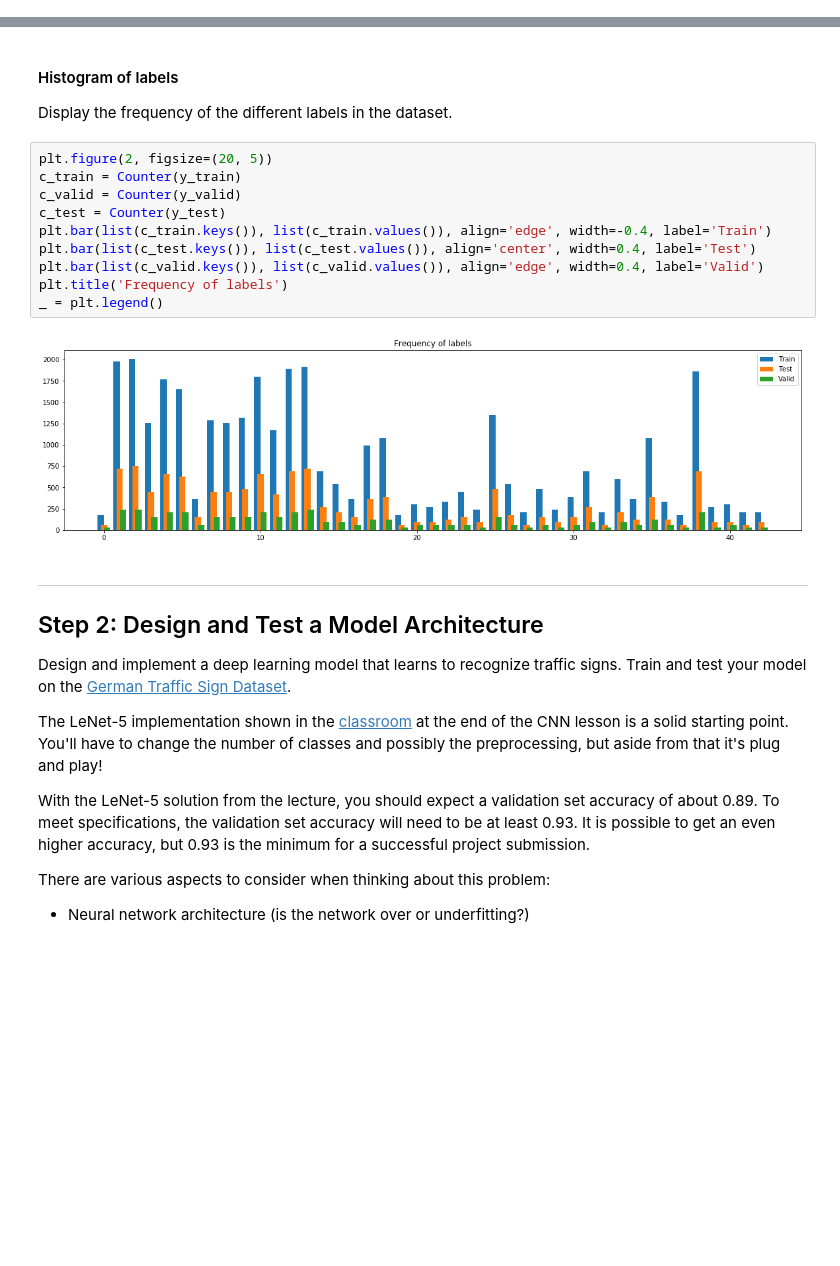
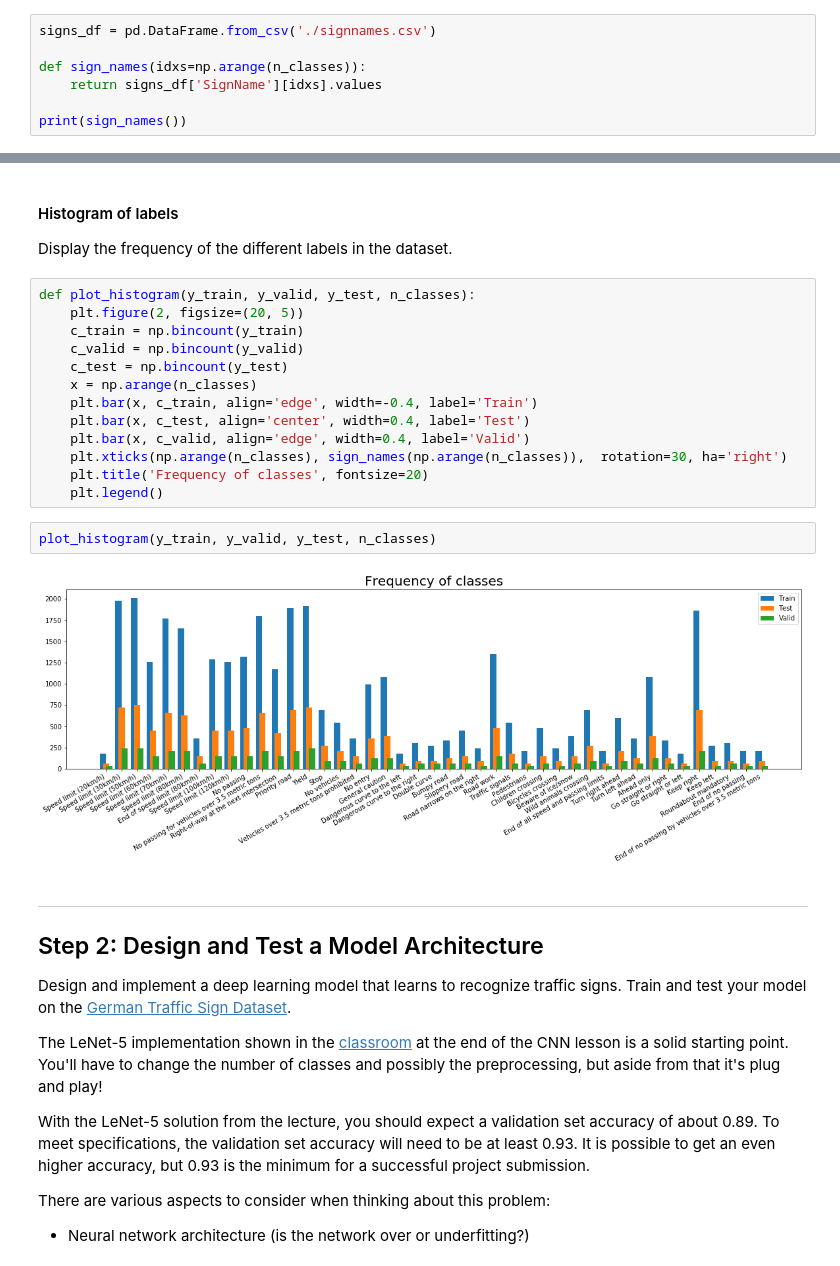
Before and after one commit to undo76/CarND-Traffic-Sign-Classifier-Project, a Jupyter notebook: Traffic_Sign_Classifier.ipynb, the cells around one changed output, grey strips where cells are left out. Saved outputs shown, nothing was run; the diff lists cells and outputs as text; blank space fills up the shorter version.

```diff
--- a/Traffic_Sign_Classifier.ipynb
+++ b/Traffic_Sign_Classifier.ipynb
@@ -88,3 +90,10 @@ Number of training examples = 34799
 Number of testing examples = 12630
 Image data shape = (32, 32, 3)
 Number of classes = 43
+# %%
+signs_df = pd.DataFrame.from_csv('./signnames.csv')
+
+def sign_names(idxs=np.arange(n_classes)):
+    return signs_df['SignName'][idxs].values
+
+print(sign_names())
@@ -145,17 +167,22 @@ show_random_images(X_train)
 
 Display the frequency of the different labels in the dataset.
 # %%
-plt.figure(2, figsize=(20, 5))
-c_train = Counter(y_train)
-c_valid = Counter(y_valid)
-c_test = Counter(y_test)
-plt.bar(list(c_train.keys()), list(c_train.values()), align='edge', width=-0.4, label='Train')
-plt.bar(list(c_test.keys()), list(c_test.values()), align='center', width=0.4, label='Test')
-plt.bar(list(c_valid.keys()), list(c_valid.values()), align='edge', width=0.4, label='Valid')
-plt.title('Frequency of labels')
-_ = plt.legend()
+def plot_histogram(y_train, y_valid, y_test, n_classes):
+    plt.figure(2, figsize=(20, 5))
+    c_train = np.bincount(y_train)
+    c_valid = np.bincount(y_valid)
+    c_test = np.bincount(y_test)
+    x = np.arange(n_classes)
+    plt.bar(x, c_train, align='edge', width=-0.4, label='Train')
+    plt.bar(x, c_test, align='center', width=0.4, label='Test')
+    plt.bar(x, c_valid, align='edge', width=0.4, label='Valid')
+    plt.xticks(np.arange(n_classes), sign_names(np.arange(n_classes)),  rotation=30, ha='right')
+    plt.title('Frequency of classes', fontsize=20)
+    plt.legend()
-# %% [output]
-[figure, removed]
+# %%
+plot_histogram(y_train, y_valid, y_test, n_classes)
+# %% [output]
+[figure, added]
 # %% [markdown]
 ----
 
```
Also changed, not shown: parts of 14 cells of this notebook.
